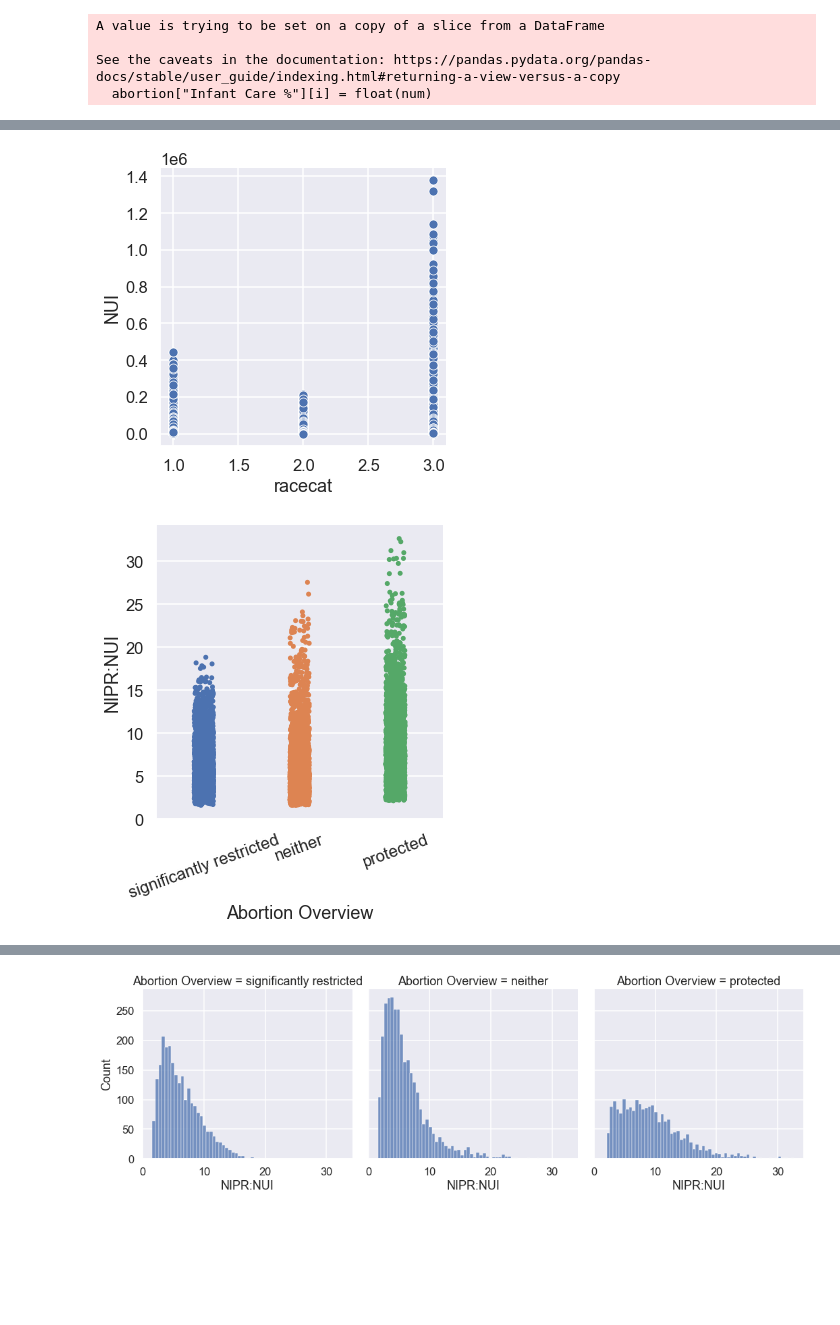
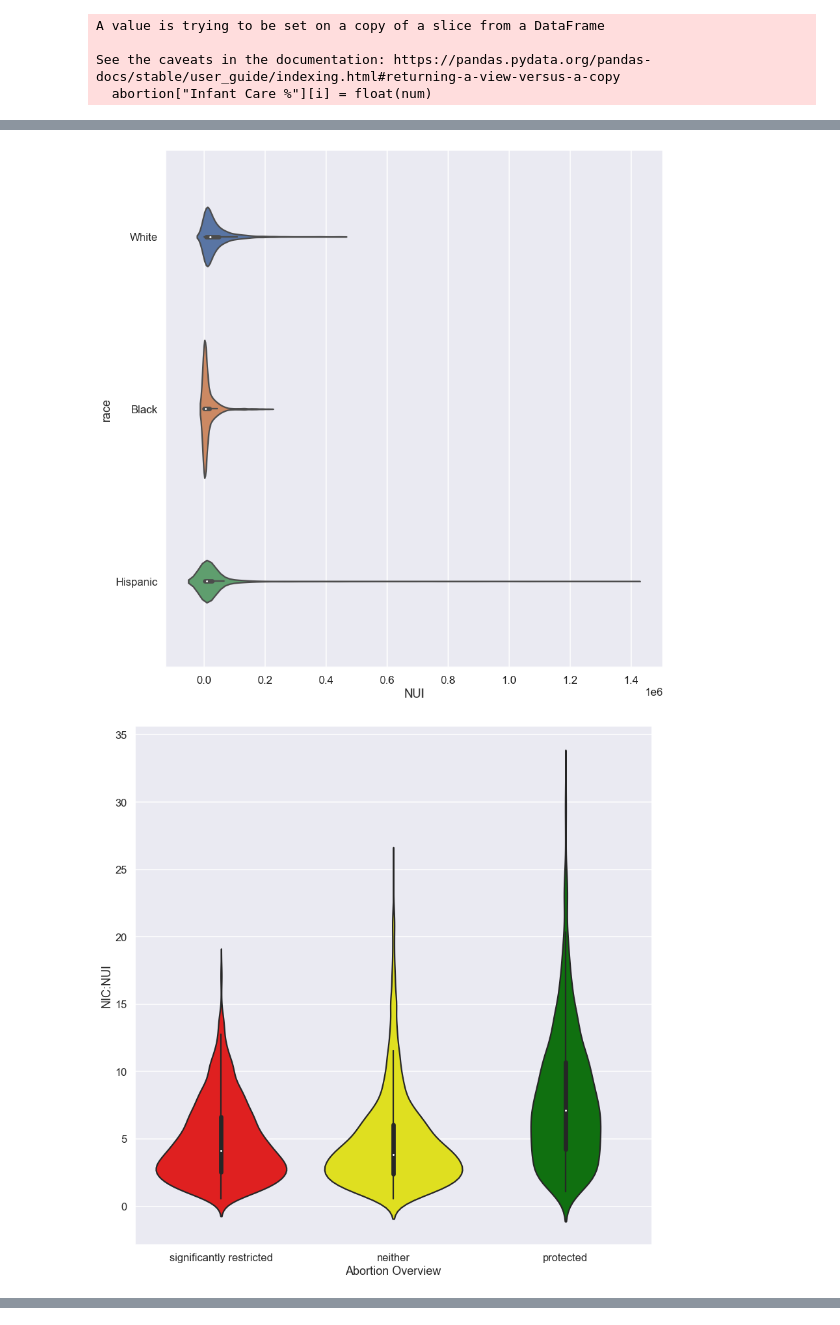
Before and after one commit to parkerfh/CS216_FinalProject, a Jupyter notebook: Parker_Data/National cleaned.ipynb, the cells around one changed output, grey strips where cells are left out. Saved outputs shown, nothing was run; the diff lists cells and outputs as text; code cells hidden in the pictures; blank space fills up the shorter version.

```diff
--- a/Parker_Data/National cleaned.ipynb
+++ b/Parker_Data/National cleaned.ipynb
@@ -19,6 +19,7 @@ for i in range(len(abortion["Cost of Infant Care as Percent of Women's Median An
     perc = abortion["Cost of Infant Care as Percent of Women's Median Annual Earningsa,b"][i]
     num = perc[0:len(perc)-1]
     abortion["Infant Care %"][i] = float(num)
+abortion = abortion.drop(columns=["Cost of Infant Care as Percent of Women's Median Annual Earningsa,b"])
 # %% [output]
 A value is trying to be set on a copy of a slice from a DataFrame
 
@@ -103,0 +102,4 @@ See the caveats in the documentation: https://pandas.pydata.org/pandas-docs/stab
+# %%
+sahie_2018 = pd.read_csv("data/sahie_2018.csv", header=68, dtype=str)
+sahie_2018 = fix_sahie(sahie_2018)
+sahie_2018
@@ -104,19 +120,14 @@ See the caveats in the documentation: https://pandas.pydata.org/pandas-docs/stab
 # %%
-state_data = sahie_2018.merge(abortion, how='outer', left_on='state', right_on='State')
-NUI_means = state_data.groupby("state").mean()['NUI']
-state_data["NIPR:NUI"] = state_data["NIPR"]/state_data["NUI"]
-state_data['racecat'] = state_data['racecat'].astype(float)
-state_data['iprcat'] = state_data['iprcat'].astype(float)
-state_data = state_data.drop(columns=['state'])
+state_data = sahie_2018.merge(abortion, how='outer', left_on='state_name', right_on='State')
+NUI_means = state_data.groupby("state_name").mean()['NUI']
+state_data = state_data.drop(columns=['state_name'])
 # %%
-NUI_vs_racecat = sns.relplot(data=state_data, x = "racecat", y="NUI")
-ratio_vs_abortion = sns.catplot(data=state_data, x="Abortion Overview", y = "NIPR:NUI")
-plt.xticks(rotation=20)
-ratio_vs_careperc = sns.catplot(data=state_data, x="Infant Care %", y = "NIPR:NUI", hue = "Abortion Overview")
-plt.xticks(rotation=45, fontsize = 10)
-ratio_vs_race = sns.catplot(data=state_data, x="racecat", y = "NIPR:NUI")
-ratio_vs_income = sns.catplot(data=state_data, x="iprcat", y = "NIPR:NUI")
-abortion_vs_ratio = sns.displot(data=state_data, x='NIPR:NUI', col='Abortion Overview')
+NUI_vs_racecat = sns.catplot(data=state_data, x="NUI", y="race", kind="violin", height=12)
+ratio_vs_abortion = sns.catplot(data=state_data, x="Abortion Overview", y = "NIC:NUI", kind="violin",
+                                palette=['red','yellow','green'], height=12)
+ratio_vs_race = sns.catplot(data=state_data, x="race", y = "NIC:NUI", kind="violin")
+ratio_vs_income = sns.catplot(data=state_data, x="ipr", y = "NIC:NUI", height=12, kind="violin")
+abortion_vs_ratio = sns.displot(data=state_data, x='NIC:NUI', col='Abortion Overview')
 # %% [output]
-[figure, old version]
+[figure, new version]
-[figure, old version]
+[figure, new version]
@@ -126 +136,0 @@ abortion_vs_ratio = sns.displot(data=state_data, x='NIPR:NUI', col='Abortion Ove
-[figure, removed]
```
Also changed, not shown: parts of 18 cells of this notebook.
